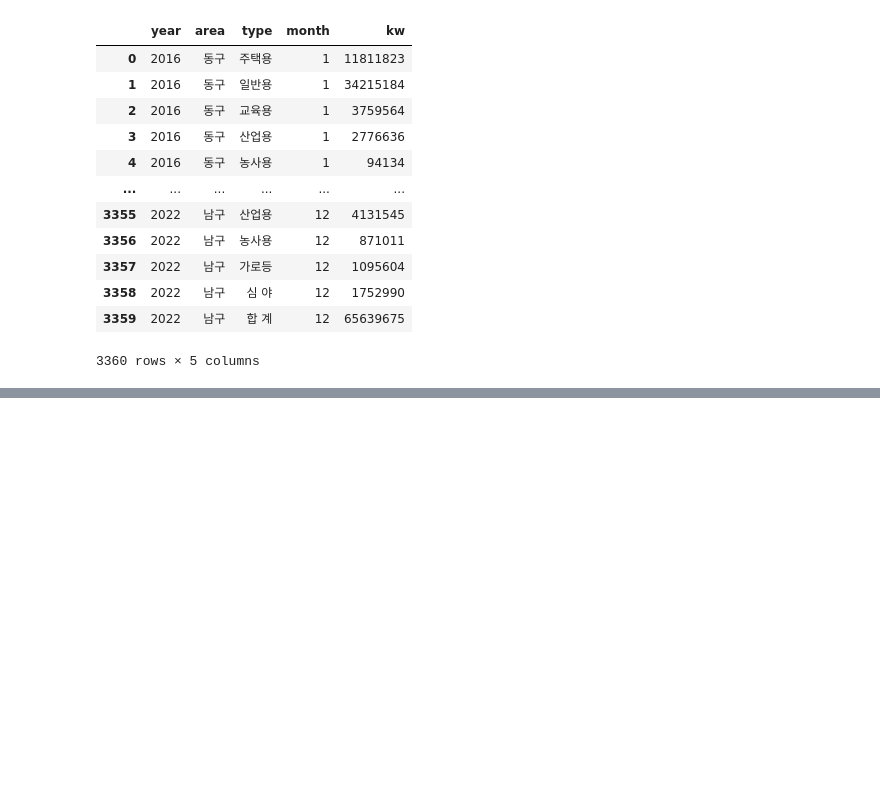
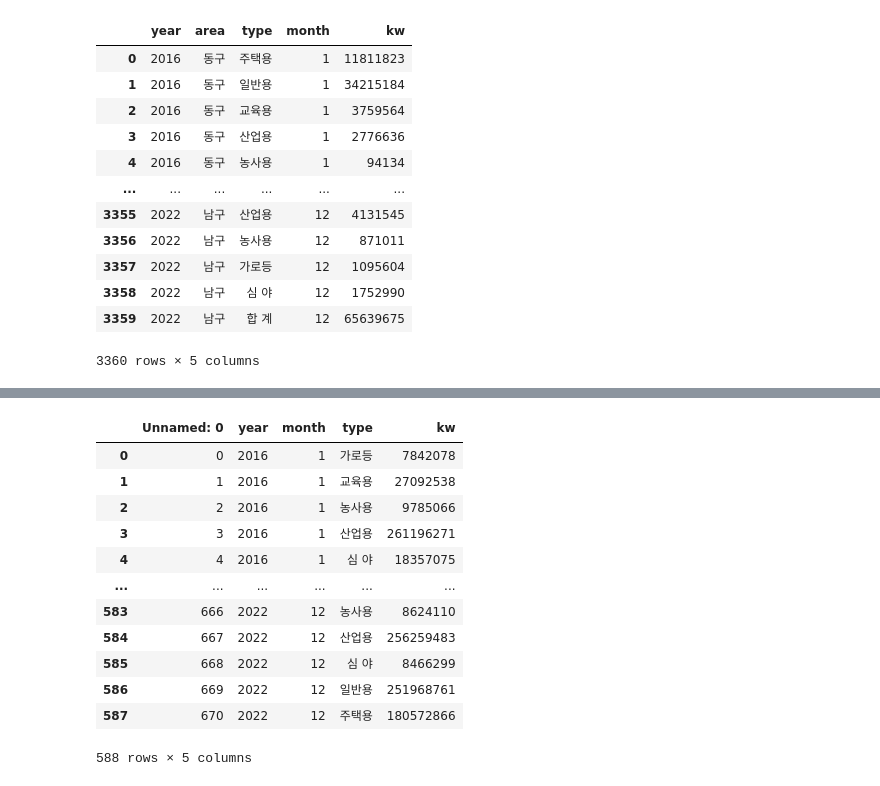
Before and after one commit to ThatHomr/Project_3, a Jupyter notebook: psj_reference/elec_16_22.ipynb, the cells around one changed output, grey strips where cells are left out. Saved outputs shown, nothing was run; the diff lists cells and outputs as text; code cells hidden in the pictures; blank space fills up the shorter version.

```diff
--- a/psj_reference/elec_16_22.ipynb
+++ b/psj_reference/elec_16_22.ipynb
@@ -212,0 +142,18 @@ gj_elec_df.to_csv("gj_elec_df.csv")
+# %%
+df = pd.read_csv('weather_kw_type.csv')
+# %%
+df
+# %% [output]
+|  | Unnamed: 0 | year | month | type | kw |
+| 0 | 0 | 2016 | 1 | 가로등 | 7842078 |
+| 1 | 1 | 2016 | 1 | 교육용 | 27092538 |
+| 2 | 2 | 2016 | 1 | 농사용 | 9785066 |
+| 3 | 3 | 2016 | 1 | 산업용 | 261196271 |
+| 4 | 4 | 2016 | 1 | 심 야 | 18357075 |
+| ... | ... | ... | ... | ... | ... |
+| 583 | 666 | 2022 | 12 | 농사용 | 8624110 |
+| 584 | 667 | 2022 | 12 | 산업용 | 256259483 |
+| 585 | 668 | 2022 | 12 | 심 야 | 8466299 |
+| 586 | 669 | 2022 | 12 | 일반용 | 251968761 |
+| 587 | 670 | 2022 | 12 | 주택용 | 180572866 |
+588 rows × 5 columns
```
Also changed, not shown: parts of 19 cells of this notebook, 2 other files.
